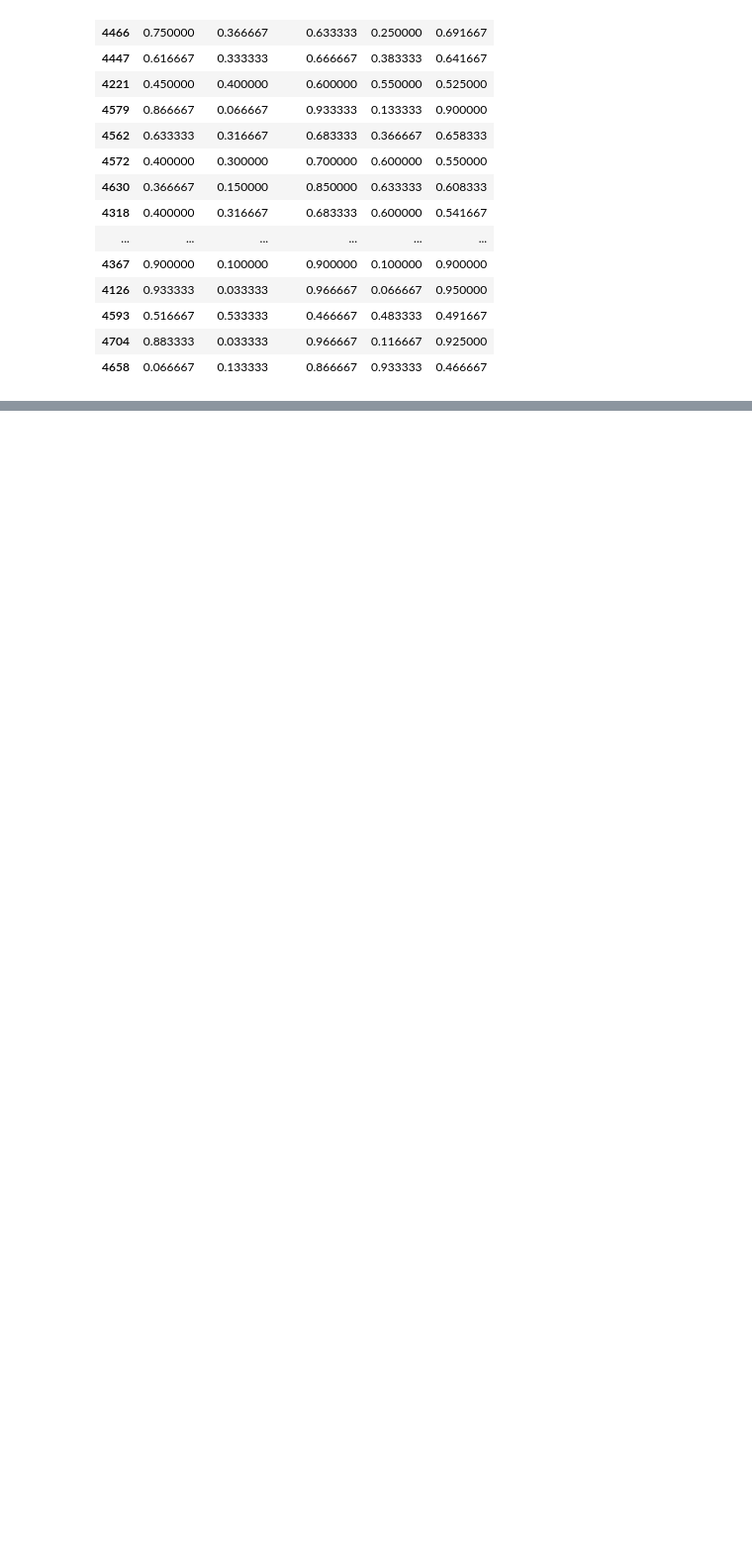
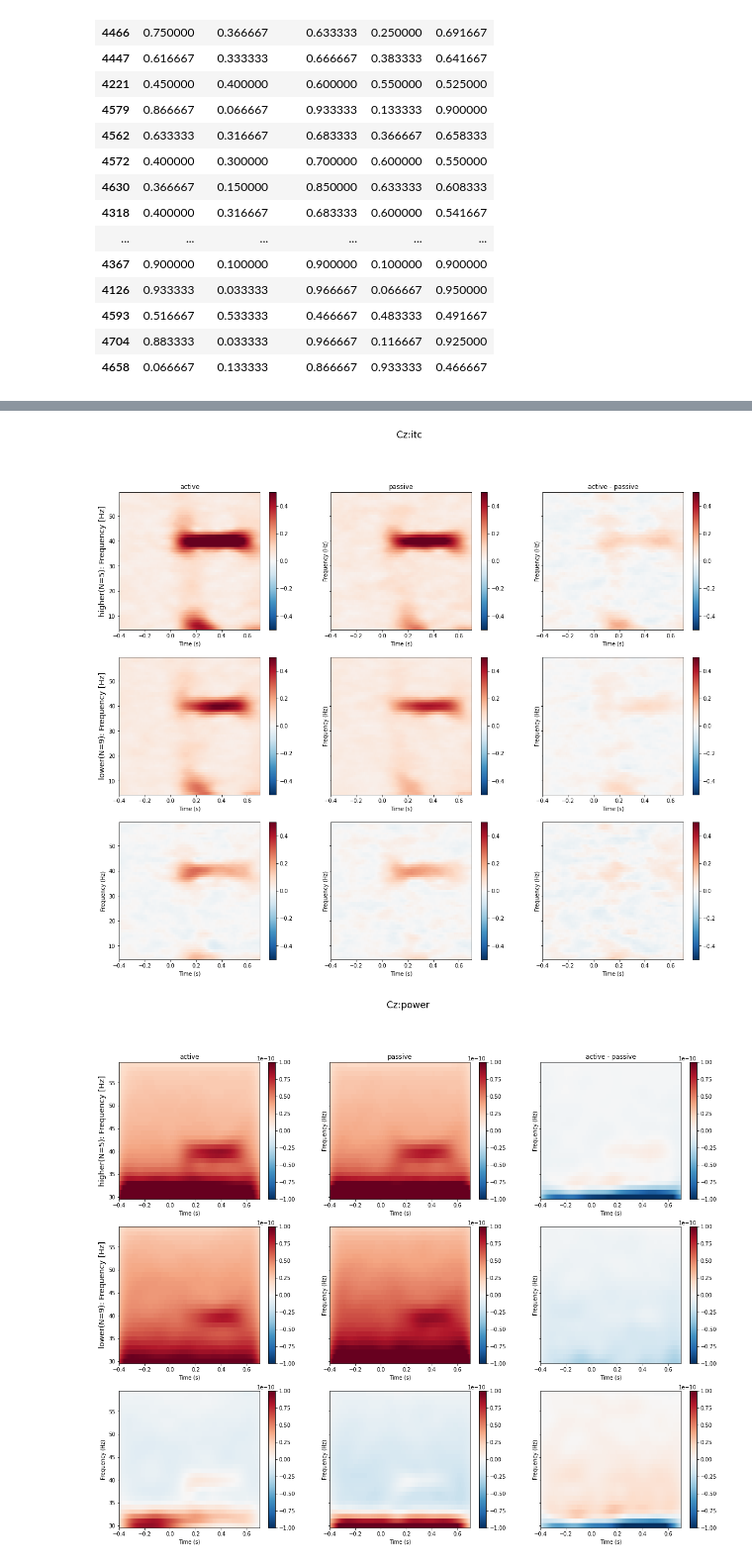
Before and after one commit to assr-biporal/analysis_gammacontrol, a Jupyter notebook: epochs_analysis2.ipynb, the cells around one changed output, grey strips where cells are left out. Shown at 99% size. Saved outputs shown, nothing was run; the diff lists cells and outputs as text; code cells hidden in the pictures; blank space fills up the shorter version.

```diff
--- a/epochs_analysis2.ipynb
+++ b/epochs_analysis2.ipynb
@@ -38 +39,13 @@ for path in dir_path.glob('*/'):
         passive_dict[experiment_id] = mne.read_epochs(path/passive_name, preload=True, verbose=False)
+# %%
+%%time
+verbose = mne.set_log_level(False)
+
+tfr_dict = collections.defaultdict(lambda: collections.defaultdict(dict))
+for tfr_path in dir_path.glob('*/allstandard*-tfr.h5'):
+    eid = str(tfr_path).split('/')[-2].split('_')[0]
+    condition, tfr_type = tfr_path.stem.split('allstandard_')[-1].split('-')[:2]
+    print(eid, condition, tfr_type)
+    tfr_dict[tfr_type][eid][condition] = mne.time_frequency.read_tfrs(tfr_path)[0]
+
+mne.set_log_level(verbose)
@@ -38,0 +70,3 @@ for path in dir_path.glob('*/'):
+# %%
+for eid, rate in zip(rate_df.index, rate_df['rate']):
+    print(eid, rate)
@@ -38,0 +94,58 @@ for path in dir_path.glob('*/'):
+# %%
+import statistics
+import itertools
+import functools
+criteria = 0.8
+channel_name = 'Cz'
+plot_keyargs_dict = {
+    'power': dict(
+        vmin=-1e-10, vmax=1e-10,
+        fmin=30,
+        show=False
+    ),
+    'induced_power': dict(
+        vmin=-1e-10, vmax=1e-10,
+        fmin=30,
+        show=False
+    ),
+    'itc': dict(
+        vmin=-0.5, vmax=0.5,
+        show=False
+    ),
+    'induced_itc': dict(
+        vmin=-0.1, vmax=0.1,
+        show=False
+    )
+}
+
+for tfr_type, each_tfr_dict in tfr_dict.items():
+    fig, axes = plt.subplots(3, 3, sharey=True, figsize=(20, 16))
+    condrate_dict = collections.defaultdict(lambda: collections.defaultdict(list))
+    for eid, rate in zip(rate_df.index, rate_df['rate']):
+        for cond, tfr in each_tfr_dict[str(eid)].items():
+            condrate_dict[cond][rate > criteria].append(tfr)
+    mean_dict = {
+        cond: {
+            tf: functools.reduce(lambda x, y: x + y, condrate_dict[cond][tf])/len(condrate_dict[cond][tf]) for tf in [True, False]
+        } for cond in ['active', 'passive']
+    }
+    plot_keyargs = plot_keyargs_dict[tfr_type]
+    _ = mean_dict['active'][True].plot(channel_name, axes=axes[0, 0], **plot_keyargs)
+    _ = mean_dict['passive'][True].plot(channel_name, axes=axes[0, 1], **plot_keyargs)
+    _ = (mean_dict['active'][True] - mean_dict['passive'][True]).plot(channel_name, axes=axes[0, 2], **plot_keyargs)
+    _ = mean_dict['active'][False].plot(channel_name, axes=axes[1, 0], **plot_keyargs)
+    _ = mean_dict['passive'][False].plot(channel_name, axes=axes[1, 1], **plot_keyargs)
+    _ = (mean_dict['active'][False] - mean_dict['passive'][False]).plot(channel_name, axes=axes[1, 2], **plot_keyargs)
+    _ = (mean_dict['active'][True] - mean_dict['active'][False]).plot(channel_name, axes=axes[2, 0], **plot_keyargs)
+    _ = (mean_dict['passive'][True] - mean_dict['passive'][False]).plot(channel_name, axes=axes[2, 1], **plot_keyargs)
+    _ = ((mean_dict['active'][True] - mean_dict['passive'][True]) - (mean_dict['active'][False] - mean_dict['passive'][False])).plot(channel_name, axes=axes[2, 2], **plot_keyargs)
+
+    axes[0, 0].set_title('active')
+    axes[0, 1].set_title('passive')
+    axes[0, 2].set_title('active - passive')
+    axes[0, 0].set_ylabel('higher(N={}): Frequency [Hz]'.format(len(condrate_dict['active'][True])), size='x-large')
+    axes[1, 0].set_ylabel('lower(N={}): Frequency [Hz]'.format(len(condrate_dict['active'][False])), size='x-large')
+
+    fig.suptitle(channel_name + ':' + tfr_type, size='xx-large')
+    fig.show()
+# %% [output]
@@ -38,0 +169,2 @@ for path in dir_path.glob('*/'):
+[figure, added]
+[figure, added]
```
Also changed, not shown: parts of 5 cells of this notebook.
